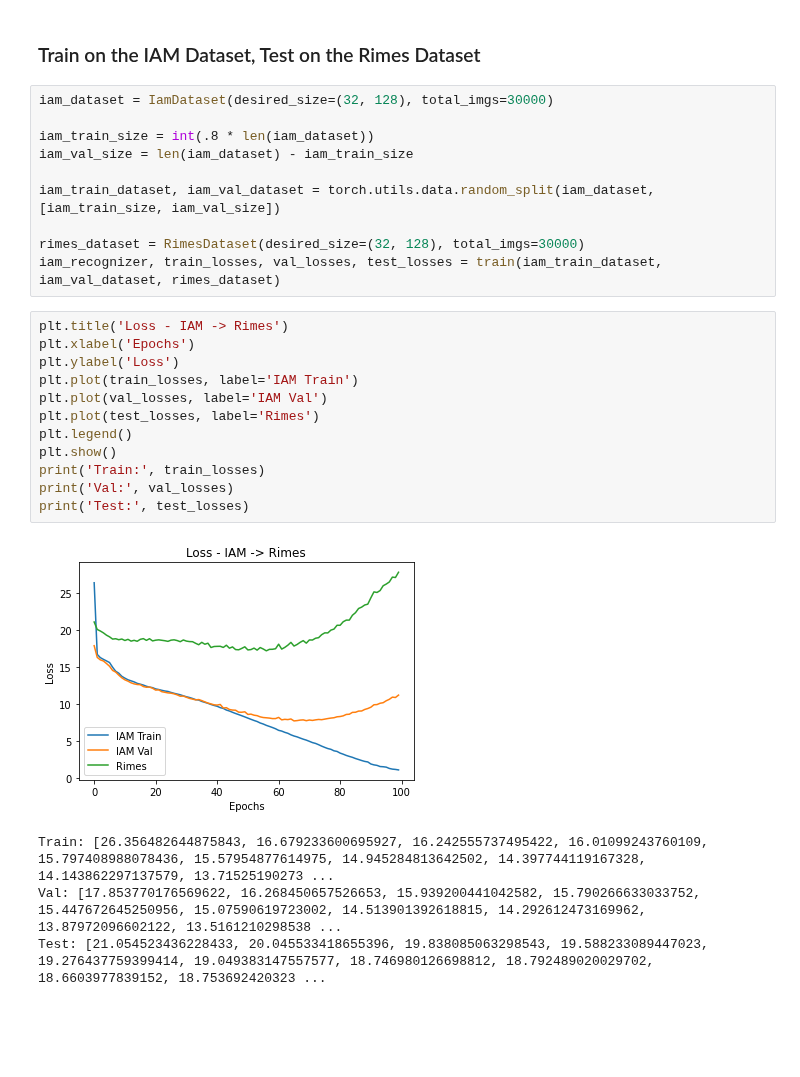
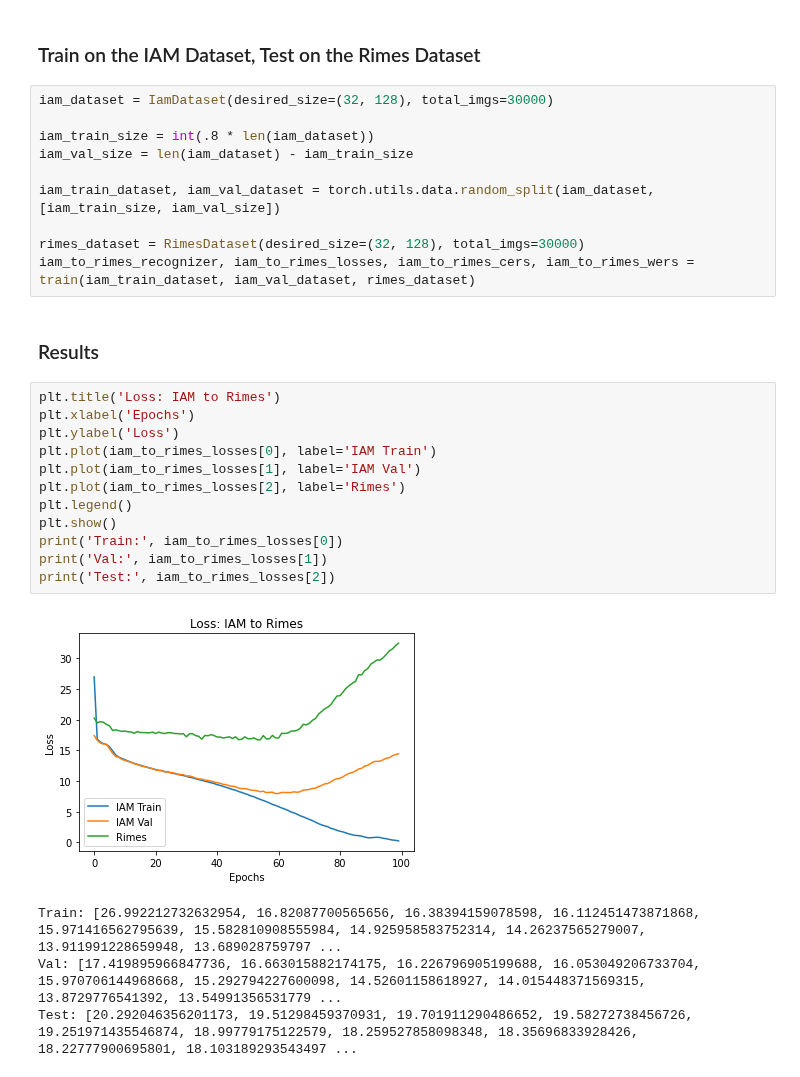
Before and after one commit to ericburdett/cs601r-dl, a Jupyter notebook: tl.ipynb, the cells around one changed output. Saved outputs shown, nothing was run; the diff lists cells and outputs as text; blank space fills up the shorter version.

Commit message:
Produced baseline results with iam -> rimes

```diff
--- a/tl.ipynb
+++ b/tl.ipynb
@@ -521,21 +588,23 @@ iam_val_size = len(iam_dataset) - iam_train_size
 iam_train_dataset, iam_val_dataset = torch.utils.data.random_split(iam_dataset, [iam_train_size, iam_val_size])
 
 rimes_dataset = RimesDataset(desired_size=(32, 128), total_imgs=30000)
-iam_recognizer, train_losses, val_losses, test_losses = train(iam_train_dataset, iam_val_dataset, rimes_dataset)
+iam_to_rimes_recognizer, iam_to_rimes_losses, iam_to_rimes_cers, iam_to_rimes_wers = train(iam_train_dataset, iam_val_dataset, rimes_dataset)
+# %% [markdown]
+### Results
 # %%
-plt.title('Loss - IAM -> Rimes')
+plt.title('Loss: IAM to Rimes')
 plt.xlabel('Epochs')
 plt.ylabel('Loss')
-plt.plot(train_losses, label='IAM Train')
-plt.plot(val_losses, label='IAM Val')
-plt.plot(test_losses, label='Rimes')
+plt.plot(iam_to_rimes_losses[0], label='IAM Train')
+plt.plot(iam_to_rimes_losses[1], label='IAM Val')
+plt.plot(iam_to_rimes_losses[2], label='Rimes')
 plt.legend()
 plt.show()
-print('Train:', train_losses)
-print('Val:', val_losses)
-print('Test:', test_losses)
+print('Train:', iam_to_rimes_losses[0])
+print('Val:', iam_to_rimes_losses[1])
+print('Test:', iam_to_rimes_losses[2])
 # %% [output]
-[figure, old version]
+[figure, new version]
-Train: [26.356482644875843, 16.679233600695927, 16.242555737495422, 16.01099243760109, 15.797408988078436, 15.57954877614975, 14.945284813642502, 14.397744119167328, 14.143862297137579, 13.71525190273 ...
-Val: [17.853770176569622, 16.268450657526653, 15.939200441042582, 15.790266633033752, 15.447672645250956, 15.07590619723002, 14.513901392618815, 14.292612473169962, 13.87972096602122, 13.5161210298538 ...
-Test: [21.054523436228433, 20.045533418655396, 19.838085063298543, 19.588233089447023, 19.276437759399414, 19.049383147557577, 18.746980126698812, 18.792489020029702, 18.6603977839152, 18.753692420323 ...
+Train: [26.992212732632954, 16.82087700565656, 16.38394159078598, 16.112451473871868, 15.971416562795639, 15.582810908555984, 14.925958583752314, 14.26237565279007, 13.911991228659948, 13.689028759797 ...
+Val: [17.419895966847736, 16.663015882174175, 16.226796905199688, 16.053049206733704, 15.970706144968668, 15.292794227600098, 14.52601158618927, 14.015448371569315, 13.8729776541392, 13.54991356531779 ...
+Test: [20.292046356201173, 19.51298459370931, 19.701911290486652, 19.58272738456726, 19.251971435546874, 18.99779175122579, 18.259527858098348, 18.35696833928426, 18.22777900695801, 18.103189293543497 ...
```
Also changed, not shown: parts of 5 cells of this notebook.
